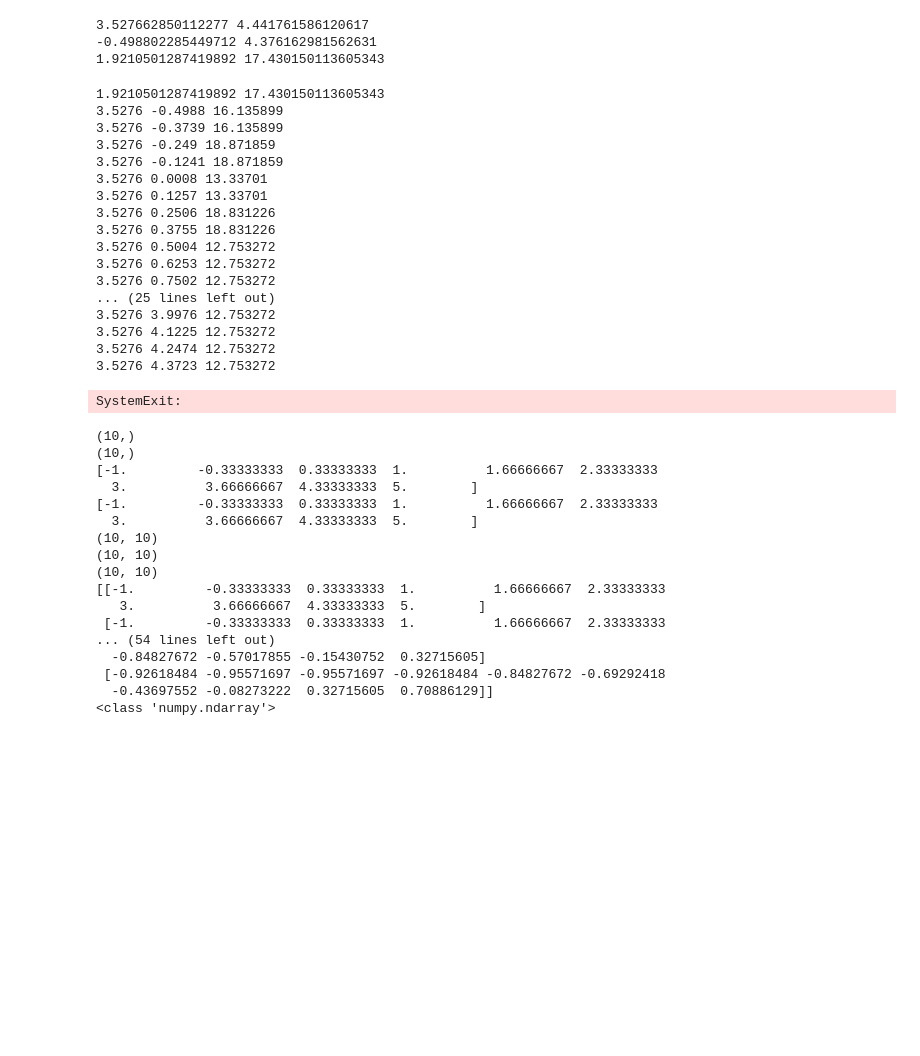
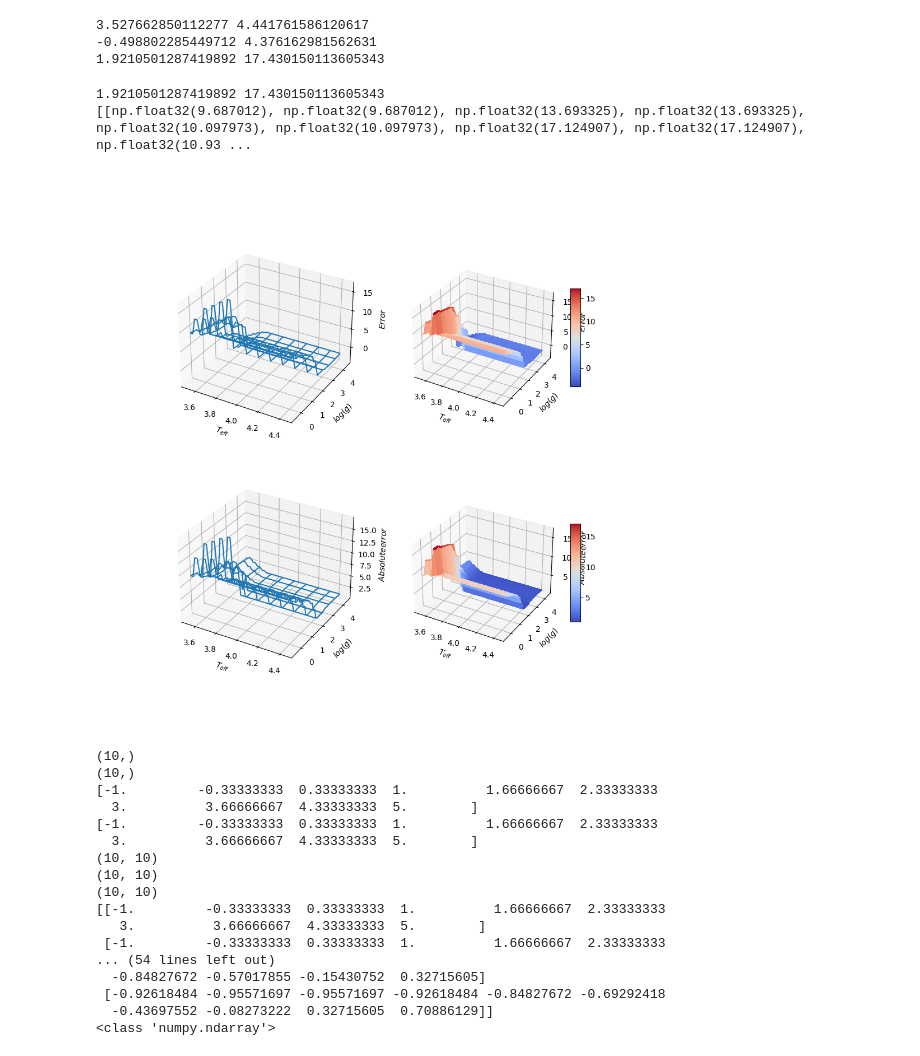
Before and after one commit to anpirott/thesis, a Jupyter notebook: notebooks/ML/second_method/model_topology.ipynb, the cells around one changed output. Drawn from its saved outputs; the diff is of its cells as text; code cells hidden in the pictures; blank space fills up the shorter version.

```diff
--- a/notebooks/ML/second_method/model_topology.ipynb
+++ b/notebooks/ML/second_method/model_topology.ipynb
@@ -144,7 +144,7 @@ log_g_values = [i/precision for i in range(min_log_g_values, max_log_g_values, s
 ml_model = joblib.load(r"C:\Users\antoi\Code\unif\MA2\thesis\model\fully_trained\primary_XGB.pkl")
 # star_mass1, log_R1 = ml_model.predict([[age, metallicity, XXX, XXX]]).flatten()
 print(min(single_isochrone.star_mass), max(single_isochrone.star_mass))
-desired_m2 = 5
+desired_m2 = 3
 err = []
 abs_err = []
 for t_eff in t_eff_values:
@@ -175,50 +175,35 @@ ax.set_zlabel('$Error$')
 
 ax = fig.add_subplot(2, 2, 2, projection='3d')
 surf = ax.plot_surface(X, Y, err, rstride=1, cstride=1, cmap=cm.coolwarm,
                        linewidth=0, antialiased=False)
 fig.colorbar(surf, shrink=0.5, aspect=10)
 
 ax.set_xlabel('$T_{eff}$')
 ax.set_ylabel('$log(g)$')
 ax.set_zlabel('$Error$')
 
 # absolute error
 ax = fig.add_subplot(2, 2, 3, projection='3d')
 ax.plot_wireframe(X, Y, abs_err, rstride=5, cstride=5)
 
 ax.set_xlabel('$T_{eff}$')
 ax.set_ylabel('$log(g)$')
 ax.set_zlabel('$Absolute error$')
 
 ax = fig.add_subplot(2, 2, 4, projection='3d')
 surf = ax.plot_surface(X, Y, abs_err, rstride=1, cstride=1, cmap=cm.coolwarm,
                        linewidth=0, antialiased=False)
 fig.colorbar(surf, shrink=0.5, aspect=10)
 
 ax.set_xlabel('$T_{eff}$')
 ax.set_ylabel('$log(g)$')
 ax.set_zlabel('$Absolute error$')
 
 plt.show()
 # %% [output]
 1.9210501287419892 17.430150113605343
-3.5276 -0.4988 16.135899
-3.5276 -0.3739 16.135899
-3.5276 -0.249 18.871859
-3.5276 -0.1241 18.871859
-3.5276 0.0008 13.33701
-3.5276 0.1257 13.33701
-3.5276 0.2506 18.831226
-3.5276 0.3755 18.831226
-3.5276 0.5004 12.753272
-3.5276 0.6253 12.753272
-3.5276 0.7502 12.753272
-... (25 lines left out)
-3.5276 3.9976 12.753272
-3.5276 4.1225 12.753272
-3.5276 4.2474 12.753272
-3.5276 4.3723 12.753272
+[[np.float32(9.687012), np.float32(9.687012), np.float32(13.693325), np.float32(13.693325), np.float32(10.097973), np.float32(10.097973), np.float32(17.124907), np.float32(17.124907), np.float32(10.93 ...
-SystemExit:
+[figure, added]
 # %%
 def f(x, y):
     return np.sin(np.sqrt(x**2 + y**2))
```
Also changed, not shown: 42 other files.
